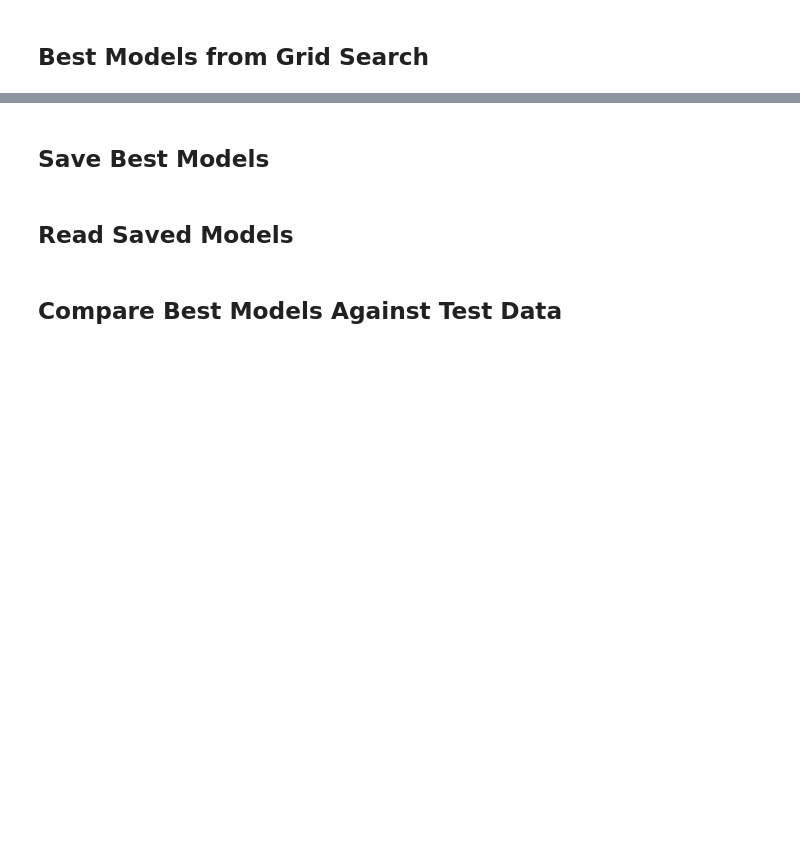
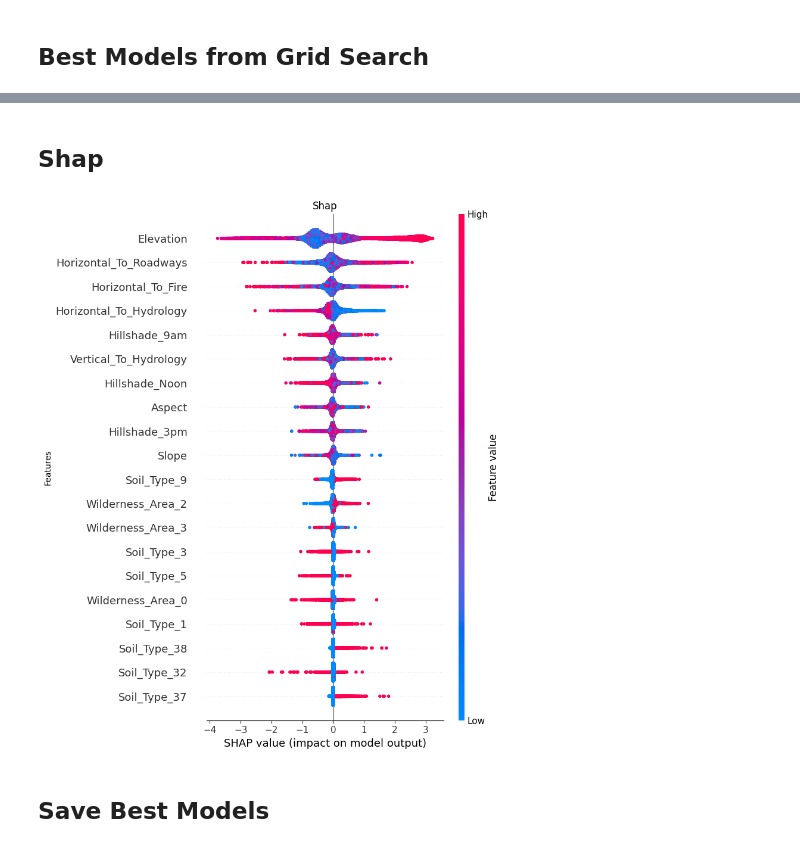
Before and after one commit to Sb4345/CSCI-635-1-Group-5, a Jupyter notebook: code/Ensemble.ipynb, the cells around one changed output, grey strips where cells are left out. Saved outputs shown, nothing was run; the diff lists cells and outputs as text; code cells hidden in the pictures; blank space fills up the shorter version.

```diff
--- a/code/Ensemble.ipynb
+++ b/code/Ensemble.ipynb
@@ -476,2 +486,14 @@ Even:  {'estimator': DecisionTreeClassifier(max_depth=15), 'n_estimators': 100}
+# %% [markdown]
+## Shap
+# %%
+explainer = shap.Explainer(AB_2.predict, x_underSampled2_train_scaled, feature_names=tree_cols)
+shap_values = explainer(x_underSampled2_train_scaled)
+
+plt.title("Shap")
+plt.xlabel("Shap Value")
+plt.ylabel("Features")
+shap.summary_plot(shap_values)
+# %% [output]
+[figure, added]
 # %% [markdown]
 ## Save Best Models
@@ -502,2 +499,0 @@ with open('Even.pkl', 'wb') as f:
-# %% [markdown]
-## Read Saved Models
@@ -528,2 +499,0 @@ with open('Even.pkl', 'rb') as f:
-# %% [markdown]
-## Compare Best Models Against Test Data
```
Also changed, not shown: parts of 34 cells of this notebook, 1 other file.
